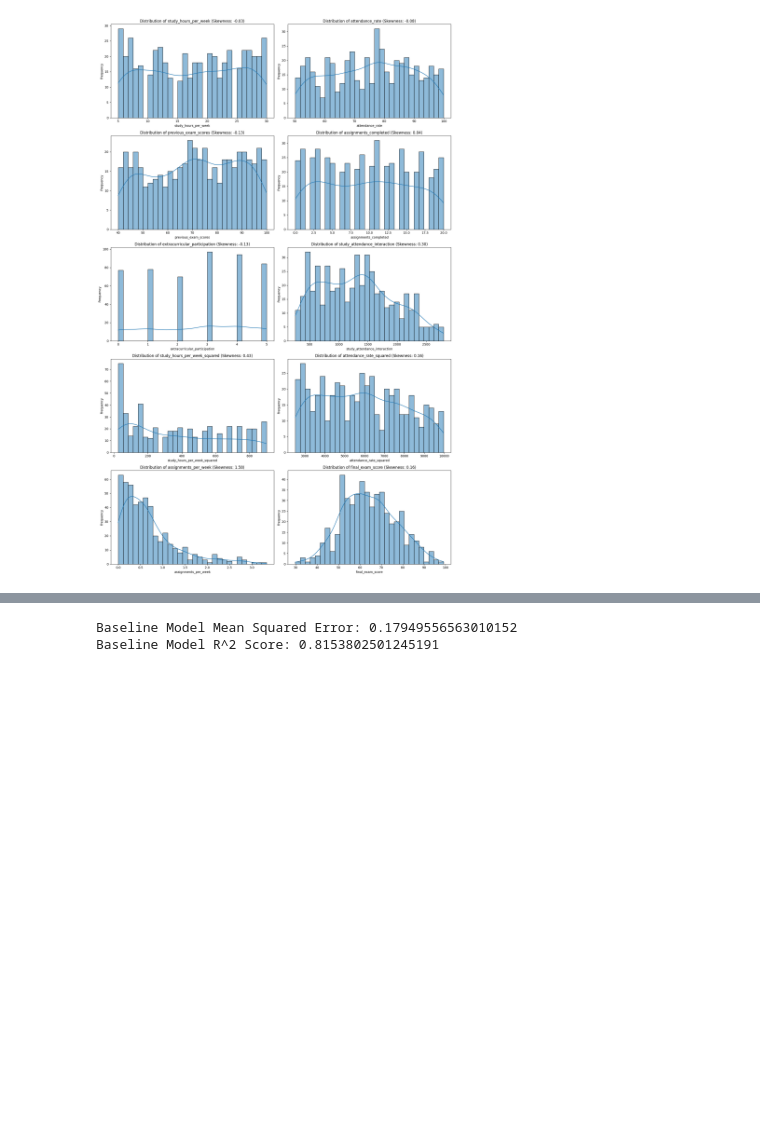
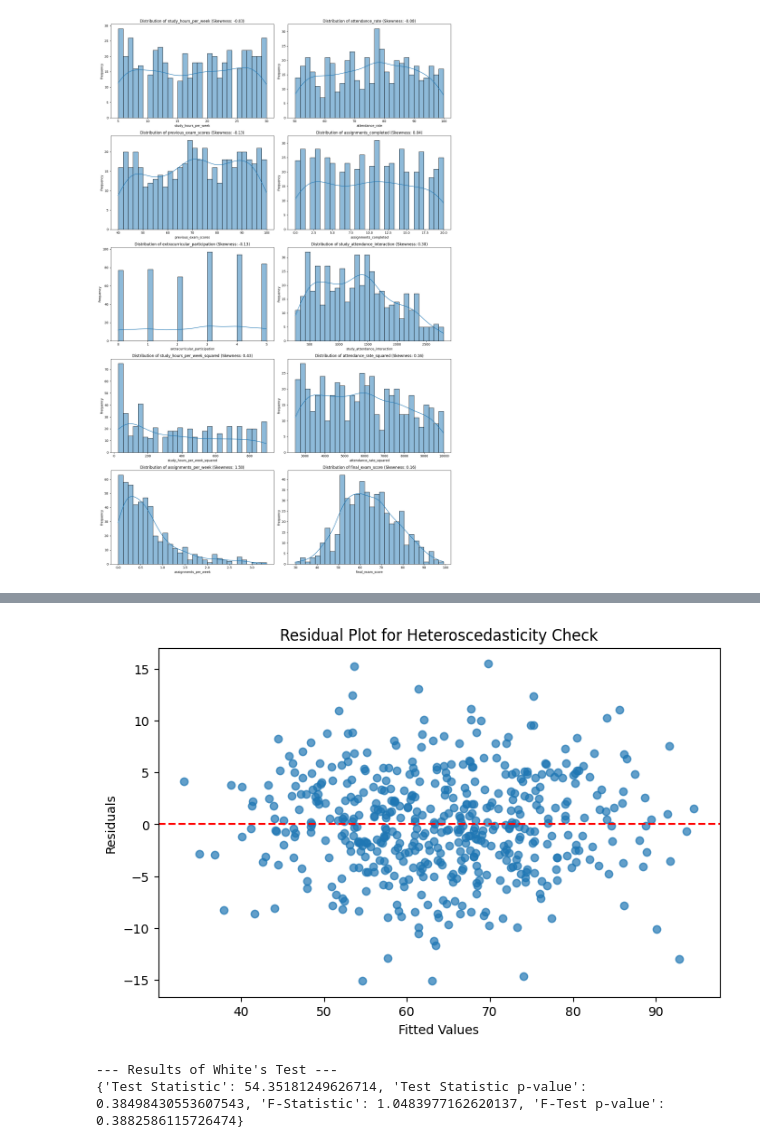
Before and after one commit to Gohxuann/PatternRecognition, a Jupyter notebook: StudentPerformancePrediction_291249.ipynb, the cells around one changed output, grey strips where cells are left out. Saved outputs shown, nothing was run; the diff lists cells and outputs as text; code cells hidden in the pictures; blank space fills up the shorter version.

Commit message:
model evaluation

```diff
--- a/StudentPerformancePrediction_291249.ipynb
+++ b/StudentPerformancePrediction_291249.ipynb
@@ -304,0 +341,51 @@ X_train, X_test, y_train, y_test = train_test_split(X, y, test_size=0.2, random_
+# %%
+!pip install statsmodels
+
+from sklearn.linear_model import LinearRegression
+import statsmodels.api as sm
+from statsmodels.stats.outliers_influence import variance_inflation_factor
+import statsmodels.api as sm
+from statsmodels.stats.diagnostic import het_white
+import matplotlib.pyplot as plt
+
+# Multicollinearity Check using Variance Inflation Factor (VIF)
+X = data.drop(columns=['final_exam_score'])
+X = sm.add_constant(X)  # Add a constant term for the intercept
+vif_data = pd.DataFrame()
+vif_data['Feature'] = X.columns
+vif_data['VIF'] = [variance_inflation_factor(X.values, i) for i in range(X.shape[1])]
+print("\nVariance Inflation Factor (VIF) for Features:\n", vif_data)
+
+# Detecting Heteroscedasticity using Residual Plot
+model = LinearRegression()
+X_no_const = data.drop(columns=['final_exam_score'])
+y = data['final_exam_score']
+model.fit(X_no_const, y)
+residuals = y - model.predict(X_no_const)
+
+plt.figure(figsize=(8, 5))
+plt.scatter(x=model.predict(X_no_const), y=residuals, alpha=0.7)
+plt.xlabel('Fitted Values')
+plt.ylabel('Residuals')
+plt.title('Residual Plot for Heteroscedasticity Check')
+plt.axhline(0, color='red', linestyle='--')
+plt.show()
+
+# Fit the regression model using OLS
+X_no_const = data.drop(columns=['final_exam_score'])
+X_with_const = sm.add_constant(X_no_const)  # Add constant term for OLS regression
+y = data['final_exam_score']
+
+# Fit the OLS model
+model = sm.OLS(y, X_with_const).fit()
+
+# Perform White's test
+white_test = het_white(model.resid, model.model.exog)
+
+# Define labels to use for the output of White's test
+labels = ['Test Statistic', 'Test Statistic p-value', 'F-Statistic', 'F-Test p-value']
+
+# Print the results of White's test
+print("\n--- Results of White's Test ---")
+print(dict(zip(labels, white_test)))
+# %% [output]
@@ -304,0 +409,3 @@ X_train, X_test, y_train, y_test = train_test_split(X, y, test_size=0.2, random_
+[figure, added]
+--- Results of White's Test ---
+{'Test Statistic': 54.35181249626714, 'Test Statistic p-value': 0.38498430553607543, 'F-Statistic': 1.0483977162620137, 'F-Test p-value': 0.3882586115726474}
@@ -305,15 +434,15 @@ X_train, X_test, y_train, y_test = train_test_split(X, y, test_size=0.2, random_
 # %%
-# b. Baseline Model: Linear Regression
-baseline_model = LinearRegression()
-baseline_model.fit(X_train, y_train)
-y_pred_baseline = baseline_model.predict(X_test)
+# # Baseline Model: Linear Regression with Selected Features
 
-# Evaluate performance on the test set
-baseline_mse = mean_squared_error(y_test, y_pred_baseline)
-baseline_r2 = r2_score(y_test, y_pred_baseline)
-print(f"Baseline Model Mean Squared Error: {baseline_mse}")
-print(f"Baseline Model R^2 Score: {baseline_r2}")
+# from sklearn.metrics import mean_squared_error,  r2_score
+
+
+# baseline_model = LinearRegression()
+# baseline_model.fit(X_train, y_train)
+
+# # Evaluate the baseline model on the test set
+# y_pred_baseline = baseline_model.predict(X_test)
+# baseline_mse = mean_squared_error(y_test, y_pred_baseline)
+# baseline_r2 = r2_score(y_test, y_pred_baseline)
+# print(f"Baseline Model - Mean Squared Error: {baseline_mse:.2f}, R² Score: {baseline_r2:.2f}")
-# %% [output]
-Baseline Model Mean Squared Error: 0.17949556563010152
-Baseline Model R^2 Score: 0.8153802501245191
 # %%
```
Also changed, not shown: parts of 17 cells of this notebook, 1 other file.
